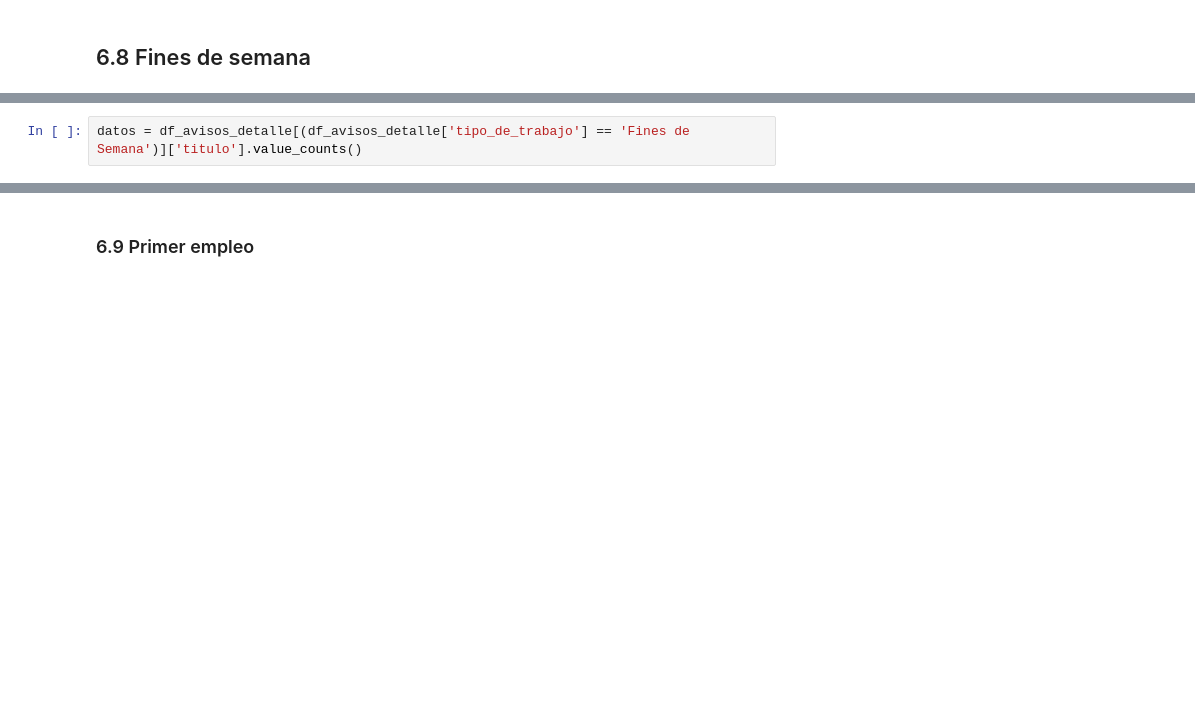
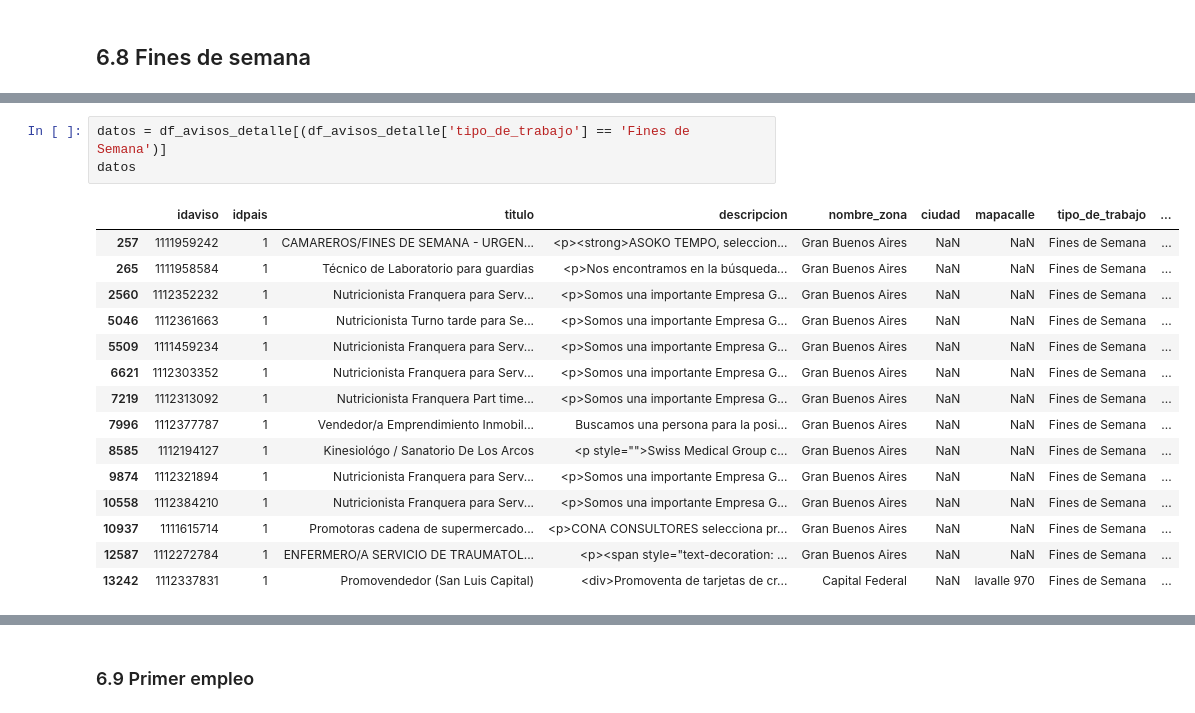
Before and after one commit to GastonMontes/75.06-Datos-TP1, a Jupyter notebook: Notebooks/Estudio de tipos de trabajo.ipynb, the cells around one changed output, grey strips where cells are left out. Cells and saved outputs as stored; diff of their text form; blank space fills up the shorter version.

```diff
--- a/Notebooks/Estudio de tipos de trabajo.ipynb
+++ b/Notebooks/Estudio de tipos de trabajo.ipynb
@@ -380,5 +409,22 @@ g.set_ylabel('Empresa');
 # %%
-datos = df_avisos_detalle[(df_avisos_detalle['tipo_de_trabajo'] == 'Fines de Semana')]['titulo'].value_counts()
+datos = df_avisos_detalle[(df_avisos_detalle['tipo_de_trabajo'] == 'Fines de Semana')]
+datos
+# %% [output]
+|  | idaviso | idpais | titulo | descripcion | nombre_zona | ciudad | mapacalle | tipo_de_trabajo | ... |
+| 257 | 1111959242 | 1 | CAMAREROS/FINES DE SEMANA - URGEN... | <p><strong>ASOKO TEMPO, seleccion... | Gran Buenos Aires | NaN | NaN | Fines de Semana | ... |
+| 265 | 1111958584 | 1 | Técnico de Laboratorio para guardias | <p>Nos encontramos en la búsqueda... | Gran Buenos Aires | NaN | NaN | Fines de Semana | ... |
+| 2560 | 1112352232 | 1 | Nutricionista Franquera para Serv... | <p>Somos una importante Empresa G... | Gran Buenos Aires | NaN | NaN | Fines de Semana | ... |
+| 5046 | 1112361663 | 1 | Nutricionista Turno tarde para Se... | <p>Somos una importante Empresa G... | Gran Buenos Aires | NaN | NaN | Fines de Semana | ... |
+| 5509 | 1111459234 | 1 | Nutricionista Franquera para Serv... | <p>Somos una importante Empresa G... | Gran Buenos Aires | NaN | NaN | Fines de Semana | ... |
+| 6621 | 1112303352 | 1 | Nutricionista Franquera para Serv... | <p>Somos una importante Empresa G... | Gran Buenos Aires | NaN | NaN | Fines de Semana | ... |
+| 7219 | 1112313092 | 1 | Nutricionista Franquera Part time... | <p>Somos una importante Empresa G... | Gran Buenos Aires | NaN | NaN | Fines de Semana | ... |
+| 7996 | 1112377787 | 1 | Vendedor/a Emprendimiento Inmobil... | Buscamos una persona para la posi... | Gran Buenos Aires | NaN | NaN | Fines de Semana | ... |
+| 8585 | 1112194127 | 1 | Kinesiológo / Sanatorio De Los Arcos | <p style="">Swiss Medical Group c... | Gran Buenos Aires | NaN | NaN | Fines de Semana | ... |
+| 9874 | 1112321894 | 1 | Nutricionista Franquera para Serv... | <p>Somos una importante Empresa G... | Gran Buenos Aires | NaN | NaN | Fines de Semana | ... |
+| 10558 | 1112384210 | 1 | Nutricionista Franquera para Serv... | <p>Somos una importante Empresa G... | Gran Buenos Aires | NaN | NaN | Fines de Semana | ... |
+| 10937 | 1111615714 | 1 | Promotoras cadena de supermercado... | <p>CONA CONSULTORES selecciona pr... | Gran Buenos Aires | NaN | NaN | Fines de Semana | ... |
+| 12587 | 1112272784 | 1 | ENFERMERO/A SERVICIO DE TRAUMATOL... | <p><span style="text-decoration: ... | Gran Buenos Aires | NaN | NaN | Fines de Semana | ... |
+| 13242 | 1112337831 | 1 | Promovendedor (San Luis Capital) | <div>Promoventa de tarjetas de cr... | Capital Federal | NaN | lavalle 970 | Fines de Semana | ... |
 # %%
 g = sns.barplot(y=datos.index, x=datos.values)
 # %% [output]
```
Also changed, not shown: parts of 24 cells of this notebook.
